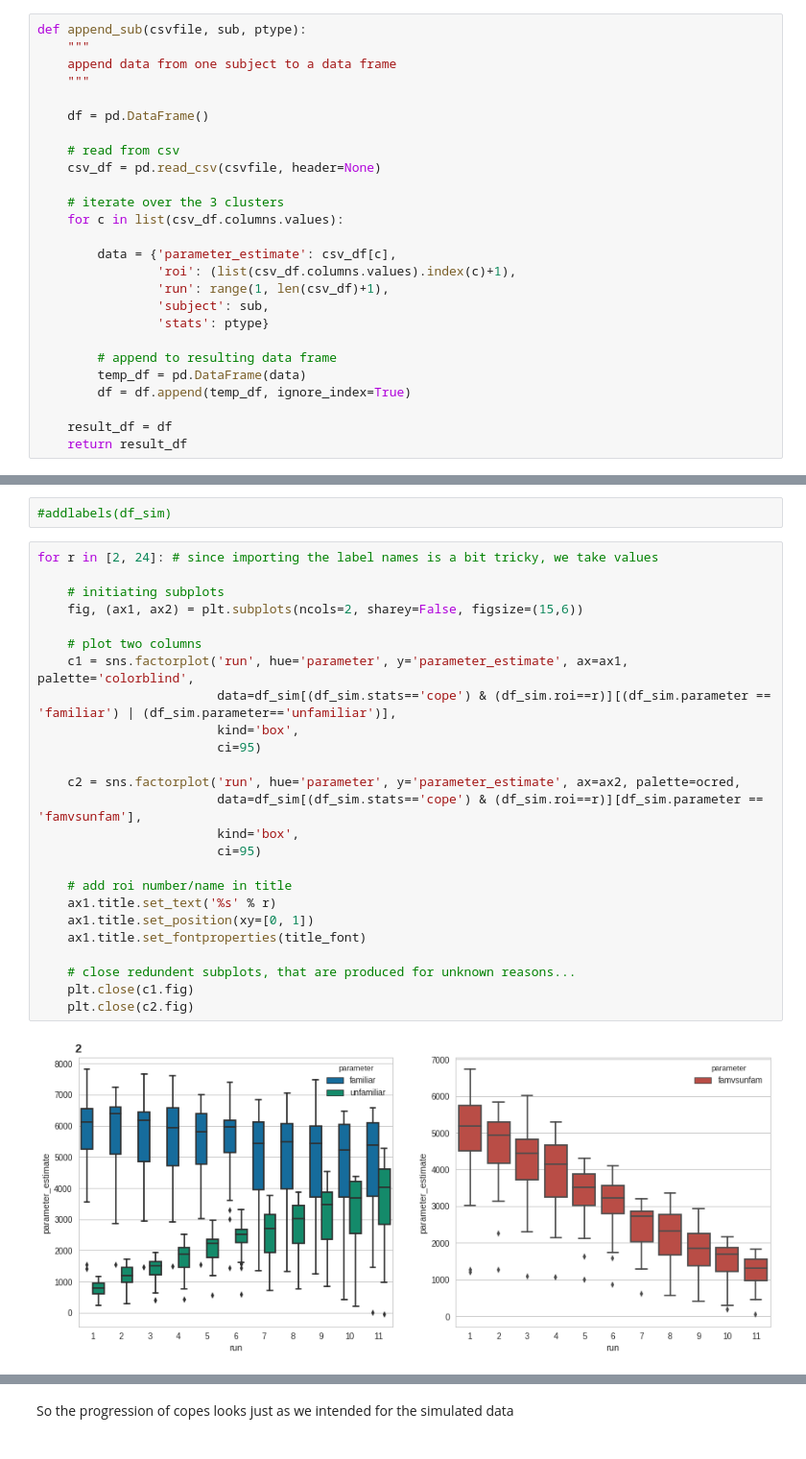
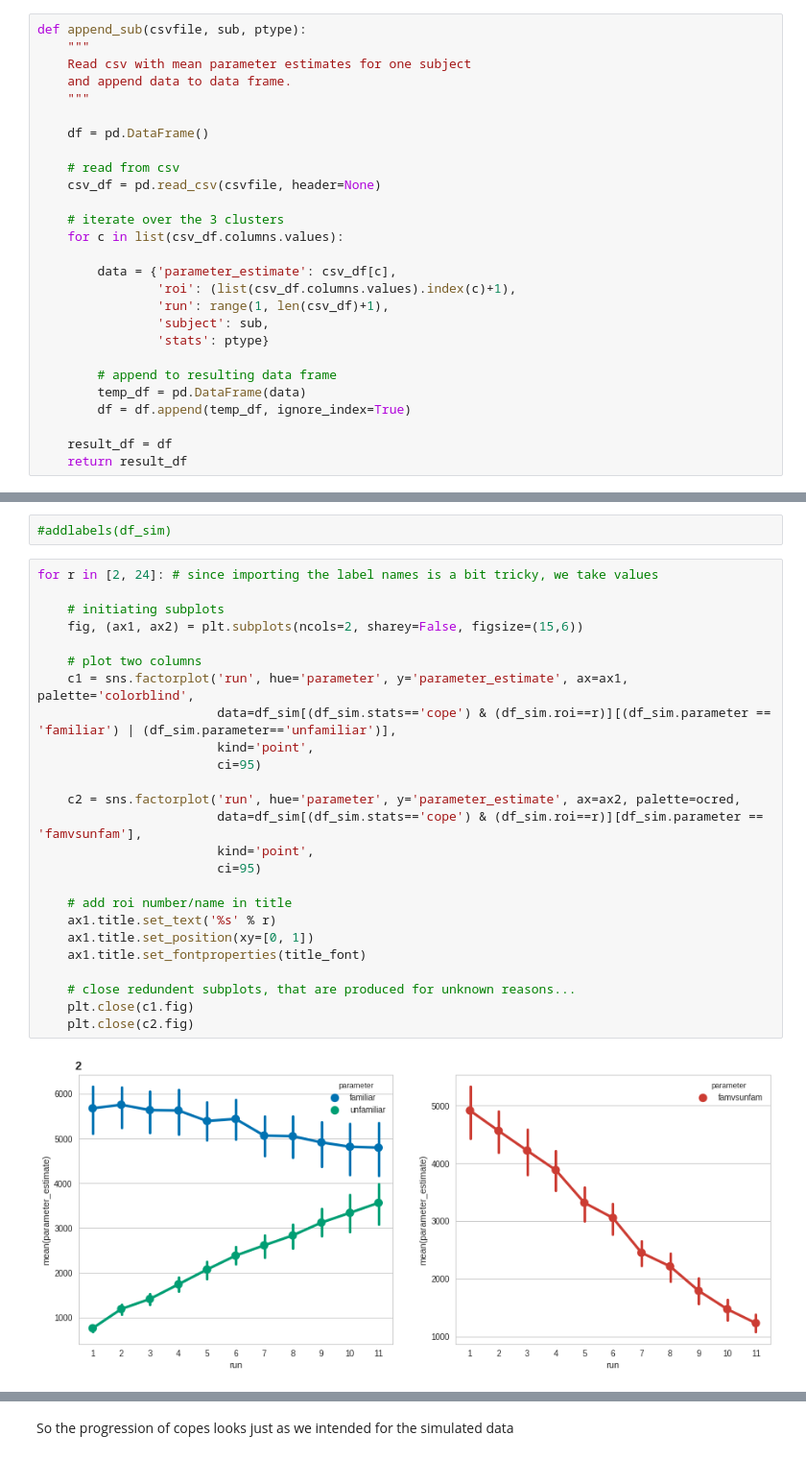
Before and after one commit to oliver-contier/famface-temporal-dynamics, a Jupyter notebook: notebooks/plot_mean_betas.ipynb, the cells around one changed output, grey strips where cells are left out. Shown at 96% size. Cells and saved outputs as stored; diff of their text form.

```diff
--- a/notebooks/plot_mean_betas.ipynb
+++ b/notebooks/plot_mean_betas.ipynb
@@ -17,7 +17,8 @@ import sys
 # %%
 def append_sub(csvfile, sub, ptype):
     """
-    append data from one subject to a data frame
+    Read csv with mean parameter estimates for one subject
+    and append data to data frame.
     """
 
     df = pd.DataFrame()
@@ -470,27 +480,27 @@ df_sim.dropna(inplace=True)
 # %%
 for r in [2, 24]: # since importing the label names is a bit tricky, we take values
 
     # initiating subplots
     fig, (ax1, ax2) = plt.subplots(ncols=2, sharey=False, figsize=(15,6))
 
     # plot two columns
     c1 = sns.factorplot('run', hue='parameter', y='parameter_estimate', ax=ax1, palette='colorblind',
                         data=df_sim[(df_sim.stats=='cope') & (df_sim.roi==r)][(df_sim.parameter == 'familiar') | (df_sim.parameter=='unfamiliar')],
-                        kind='box',
+                        kind='point',
                         ci=95)
 
     c2 = sns.factorplot('run', hue='parameter', y='parameter_estimate', ax=ax2, palette=ocred,
                         data=df_sim[(df_sim.stats=='cope') & (df_sim.roi==r)][df_sim.parameter == 'famvsunfam'],
-                        kind='box',
+                        kind='point',
                         ci=95)
 
     # add roi number/name in title
     ax1.title.set_text('%s' % r)
     ax1.title.set_position(xy=[0, 1])
     ax1.title.set_fontproperties(title_font)
 
     # close redundent subplots, that are produced for unknown reasons...
     plt.close(c1.fig)
     plt.close(c2.fig)
 # %% [output]
-[figure, old version]
+[figure, new version]
```
Also changed, not shown: parts of 22 cells of this notebook.
